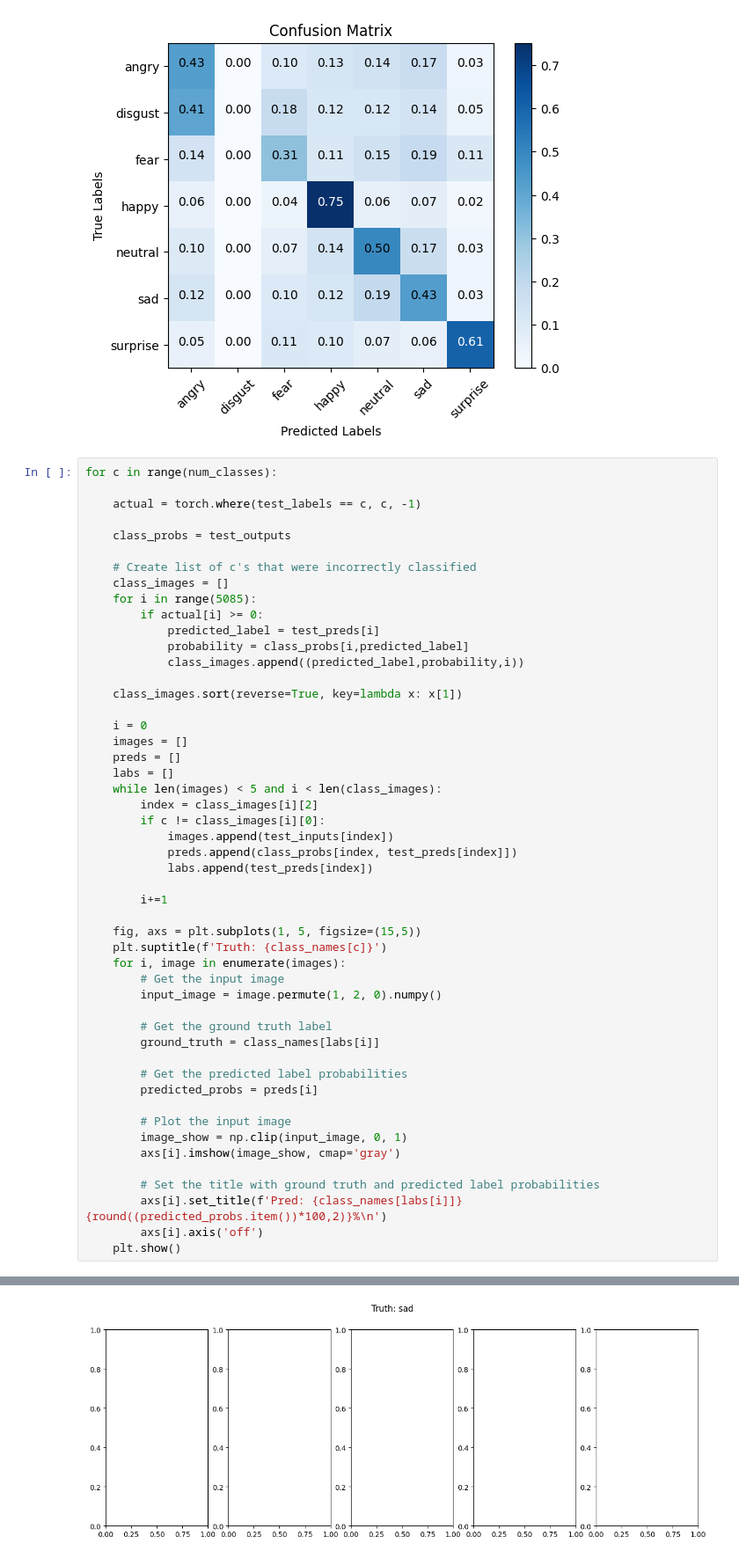
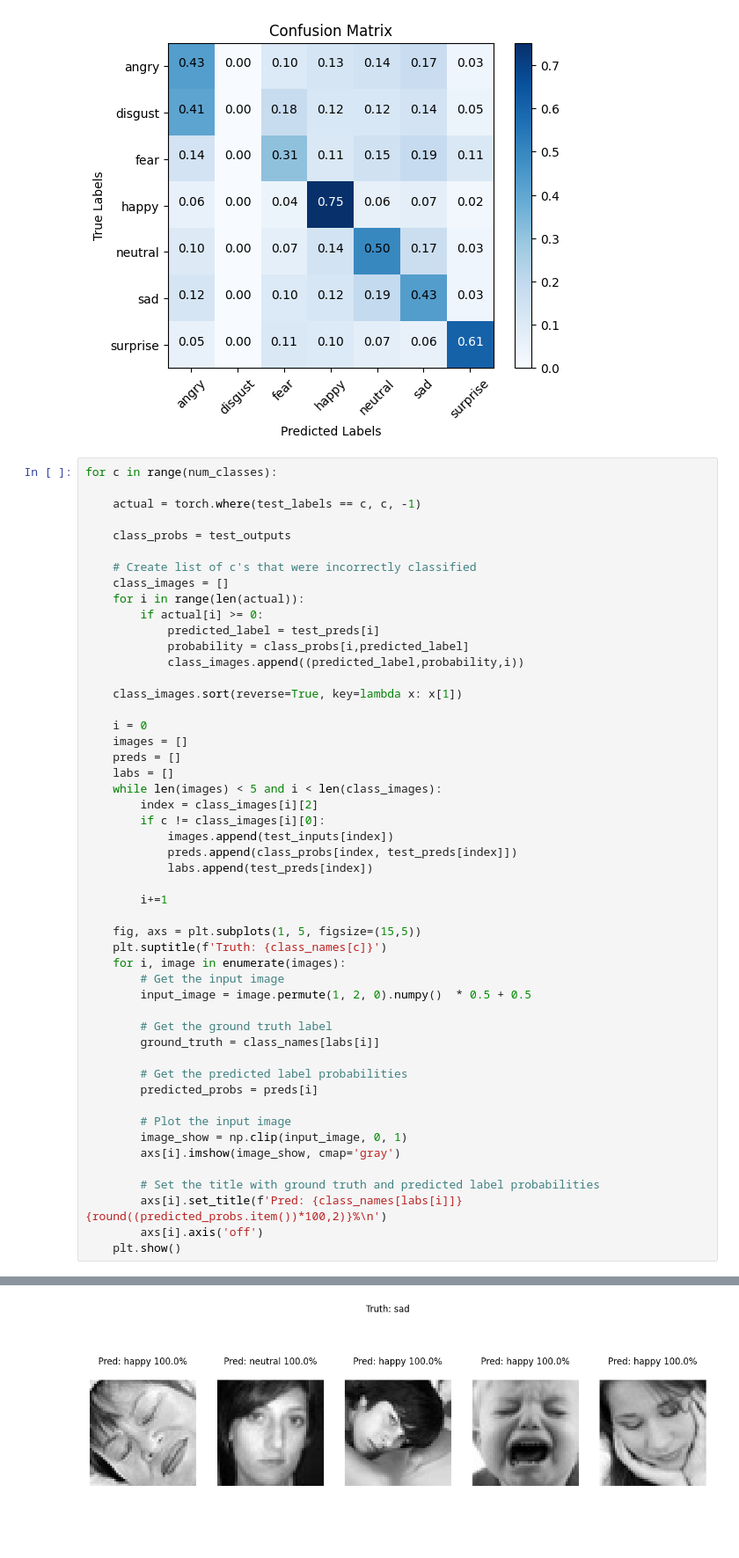
Before and after one commit to LiamBonato/Facial-Expression-Recognition, a Jupyter notebook: Facial-Expression-Recognition.ipynb, the cells around one changed output, grey strips where cells are left out. Shown: that part at 88% size. Saved outputs shown, nothing was run; the diff lists cells and outputs as text; blank space fills up the shorter version.

```diff
--- a/Facial-Expression-Recognition.ipynb
+++ b/Facial-Expression-Recognition.ipynb
@@ -531,7 +531,7 @@ for c in range(num_classes):
 
     # Create list of c's that were incorrectly classified
     class_images = []
-    for i in range(5085):
+    for i in range(len(actual)):
         if actual[i] >= 0:
             predicted_label = test_preds[i]
             probability = class_probs[i,predicted_label]
@@ -556,7 +556,7 @@ for c in range(num_classes):
     plt.suptitle(f'Truth: {class_names[c]}')
     for i, image in enumerate(images):
         # Get the input image
-        input_image = image.permute(1, 2, 0).numpy()
+        input_image = image.permute(1, 2, 0).numpy()  * 0.5 + 0.5
 
         # Get the ground truth label
         ground_truth = class_names[labs[i]]
@@ -581 +581 @@ for c in range(num_classes):
-[figure, old version]
+[figure, new version]
```
Also changed, not shown: parts of 2 cells of this notebook, 3 other files.
